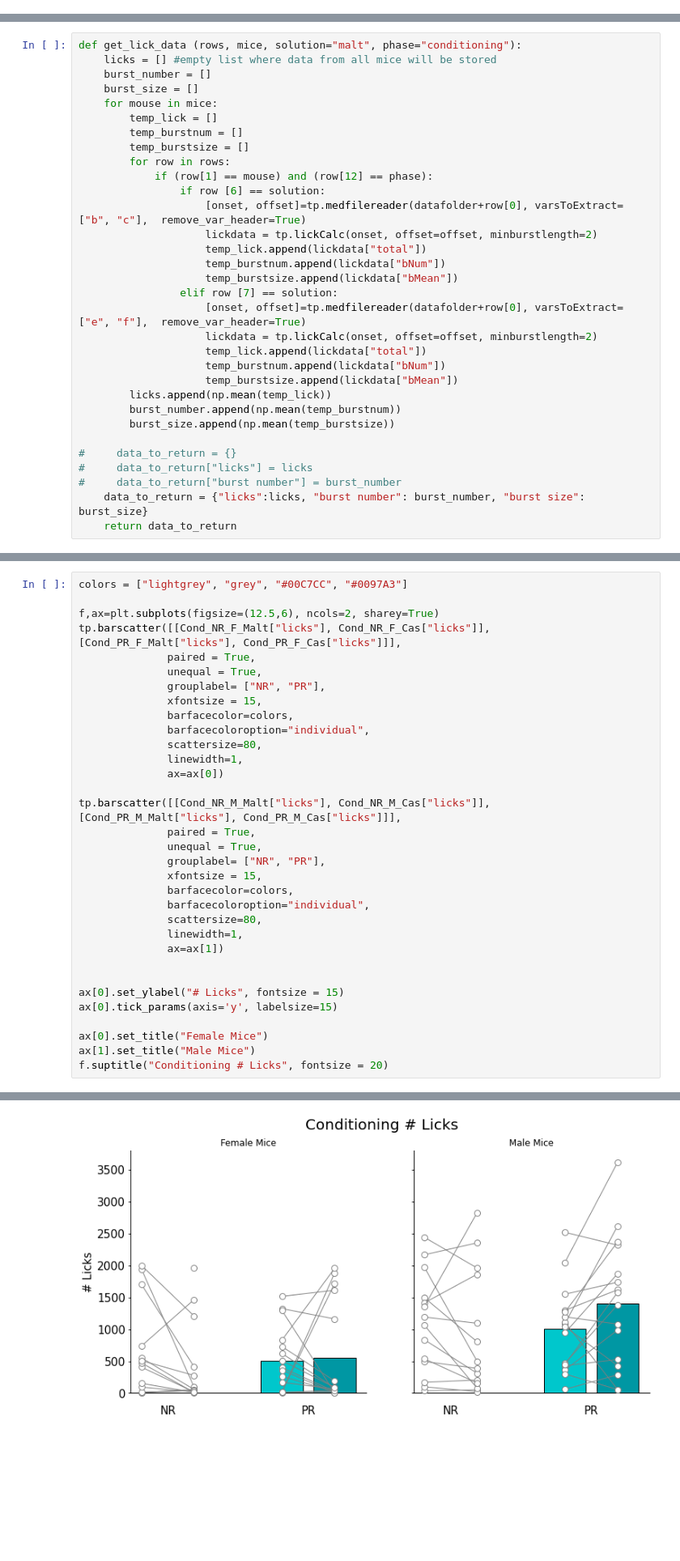
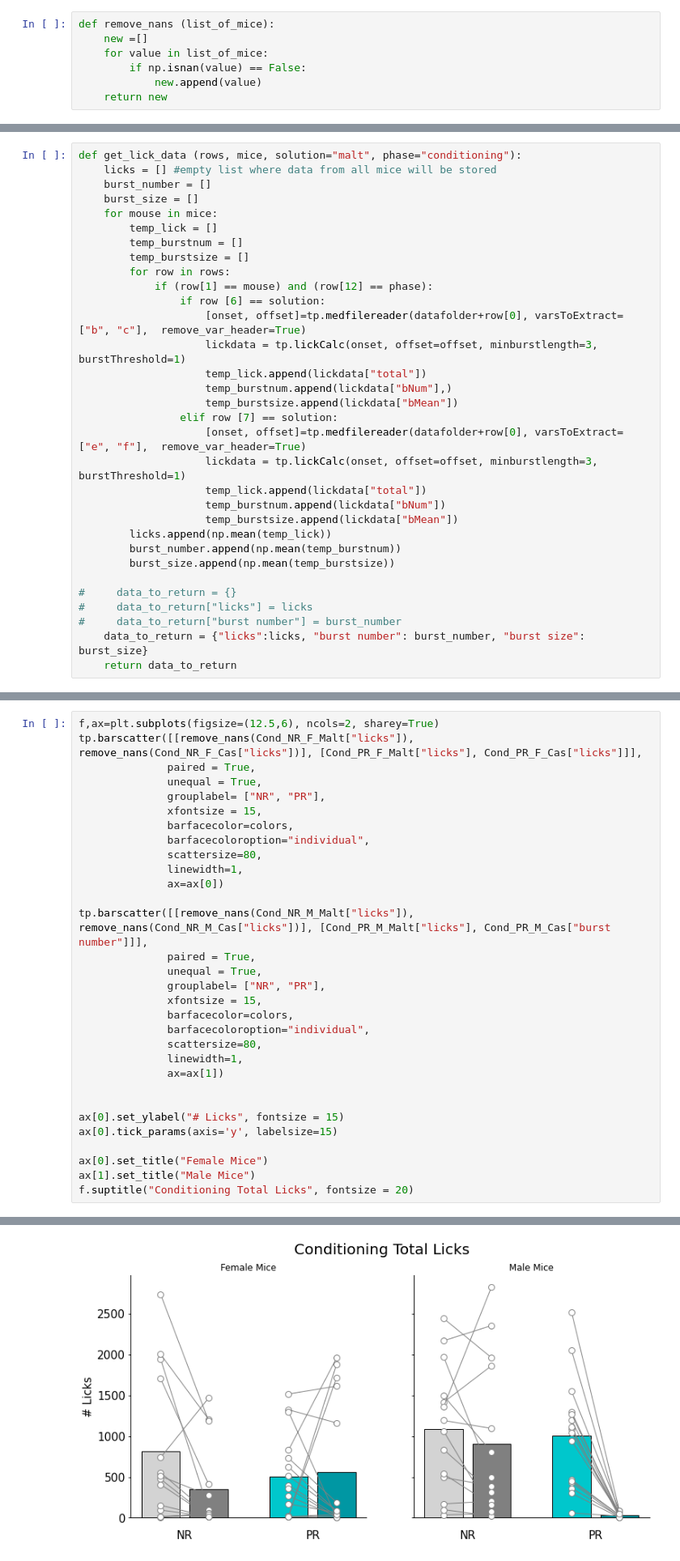
Before and after one commit to linneavolcko/ARP, a Jupyter notebook: ARP Paper Figures.ipynb, the cells around one changed output, grey strips where cells are left out. Shown at 81% size. Drawn from its saved outputs; the diff is of its cells as text; blank space fills up the shorter version.

Commit message:
found an error in metafile, changed the figures

```diff
--- a/ARP Paper Figures.ipynb
+++ b/ARP Paper Figures.ipynb
@@ -48,3 +48,10 @@ for row in rows:
         if row[3] == "PR" and row[4]=="female":
             if row[1] not in PR_female:
                 PR_female.append(row[1])
+# %%
+def remove_nans (list_of_mice):
+    new =[]
+    for value in list_of_mice:
+        if np.isnan(value) == False:
+            new.append(value)
+    return new
@@ -61,13 +70,13 @@ def get_lick_data (rows, mice, solution="malt", phase="conditioning"):
             if (row[1] == mouse) and (row[12] == phase):
                 if row [6] == solution:
                     [onset, offset]=tp.medfilereader(datafolder+row[0], varsToExtract=["b", "c"],  remove_var_header=True)
-                    lickdata = tp.lickCalc(onset, offset=offset, minburstlength=2)
+                    lickdata = tp.lickCalc(onset, offset=offset, minburstlength=3, burstThreshold=1)
                     temp_lick.append(lickdata["total"])
-                    temp_burstnum.append(lickdata["bNum"])
+                    temp_burstnum.append(lickdata["bNum"],)
                     temp_burstsize.append(lickdata["bMean"])
                 elif row [7] == solution:
                     [onset, offset]=tp.medfilereader(datafolder+row[0], varsToExtract=["e", "f"],  remove_var_header=True)
-                    lickdata = tp.lickCalc(onset, offset=offset, minburstlength=2)
+                    lickdata = tp.lickCalc(onset, offset=offset, minburstlength=3, burstThreshold=1)
                     temp_lick.append(lickdata["total"])
                     temp_burstnum.append(lickdata["bNum"])
                     temp_burstsize.append(lickdata["bMean"])
@@ -142,8 +154,6 @@ Optimal fit parameters not found
 # %%
-colors = ["lightgrey", "grey", "#00C7CC", "#0097A3"]
-
 f,ax=plt.subplots(figsize=(12.5,6), ncols=2, sharey=True)
-tp.barscatter([[Cond_NR_F_Malt["licks"], Cond_NR_F_Cas["licks"]], [Cond_PR_F_Malt["licks"], Cond_PR_F_Cas["licks"]]],
+tp.barscatter([[remove_nans(Cond_NR_F_Malt["licks"]), remove_nans(Cond_NR_F_Cas["licks"])], [Cond_PR_F_Malt["licks"], Cond_PR_F_Cas["licks"]]],
               paired = True,
               unequal = True,
               grouplabel= ["NR", "PR"],
@@ -154,7 +164,7 @@ tp.barscatter([[Cond_NR_F_Malt["licks"], Cond_NR_F_Cas["licks"]], [Cond_PR_F_Mal
               linewidth=1,
               ax=ax[0])
 
-tp.barscatter([[Cond_NR_M_Malt["licks"], Cond_NR_M_Cas["licks"]], [Cond_PR_M_Malt["licks"], Cond_PR_M_Cas["licks"]]],
+tp.barscatter([[remove_nans(Cond_NR_M_Malt["licks"]), remove_nans(Cond_NR_M_Cas["licks"])], [Cond_PR_M_Malt["licks"], Cond_PR_M_Cas["burst number"]]],
               paired = True,
               unequal = True,
               grouplabel= ["NR", "PR"],
@@ -171,5 +181,5 @@ ax[0].tick_params(axis='y', labelsize=15)
 
 ax[0].set_title("Female Mice")
 ax[1].set_title("Male Mice")
-f.suptitle("Conditioning # Licks", fontsize = 20)
+f.suptitle("Conditioning Total Licks", fontsize = 20)
 # %% [output]
@@ -179,3 +187,3 @@ Text(0.5, 0.98, 'Conditioning # Licks')
-[figure, old version]
+[figure, new version]
 # %%
 f,ax=plt.subplots(figsize=(12.5,6), ncols=2, sharey=True)
```
Also changed, not shown: parts of 16 cells of this notebook, 1 other file.
